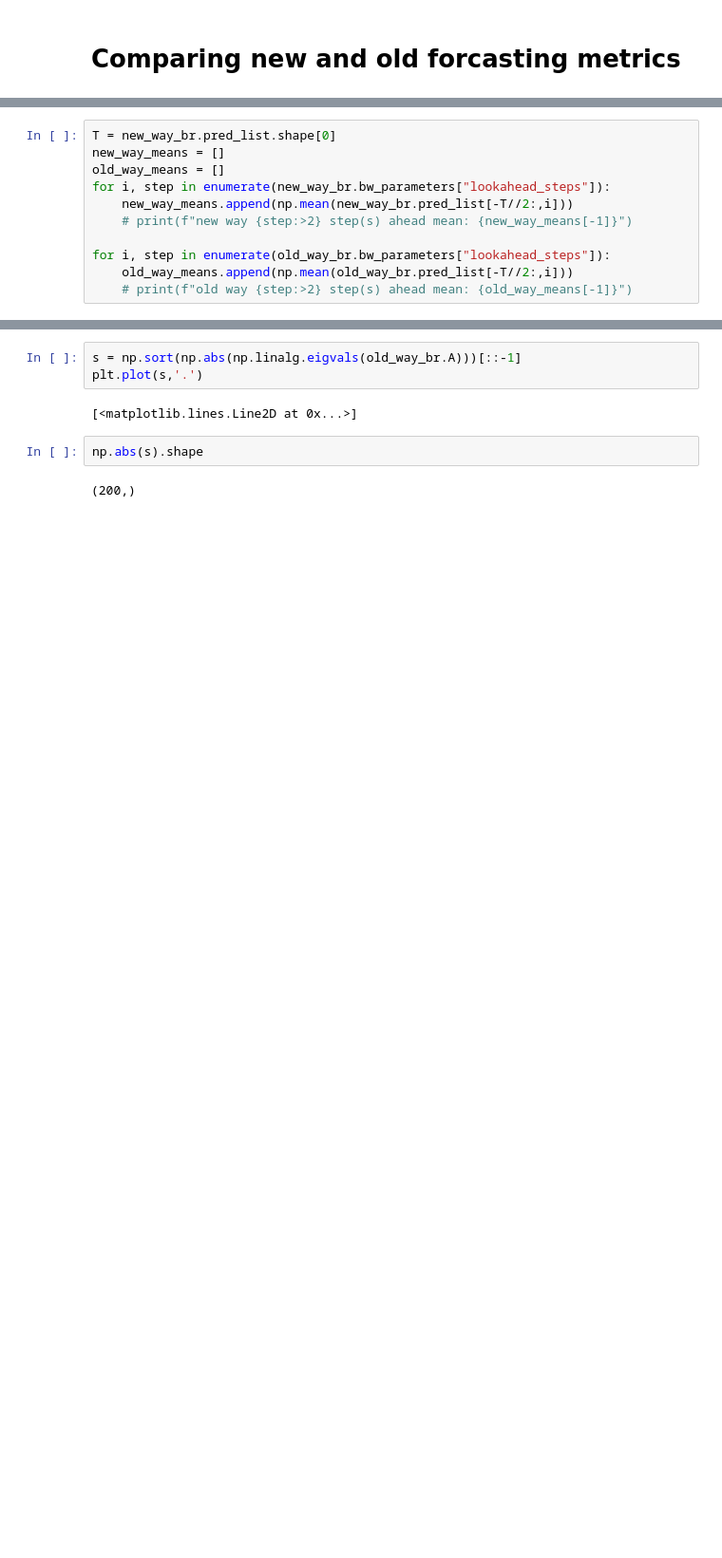
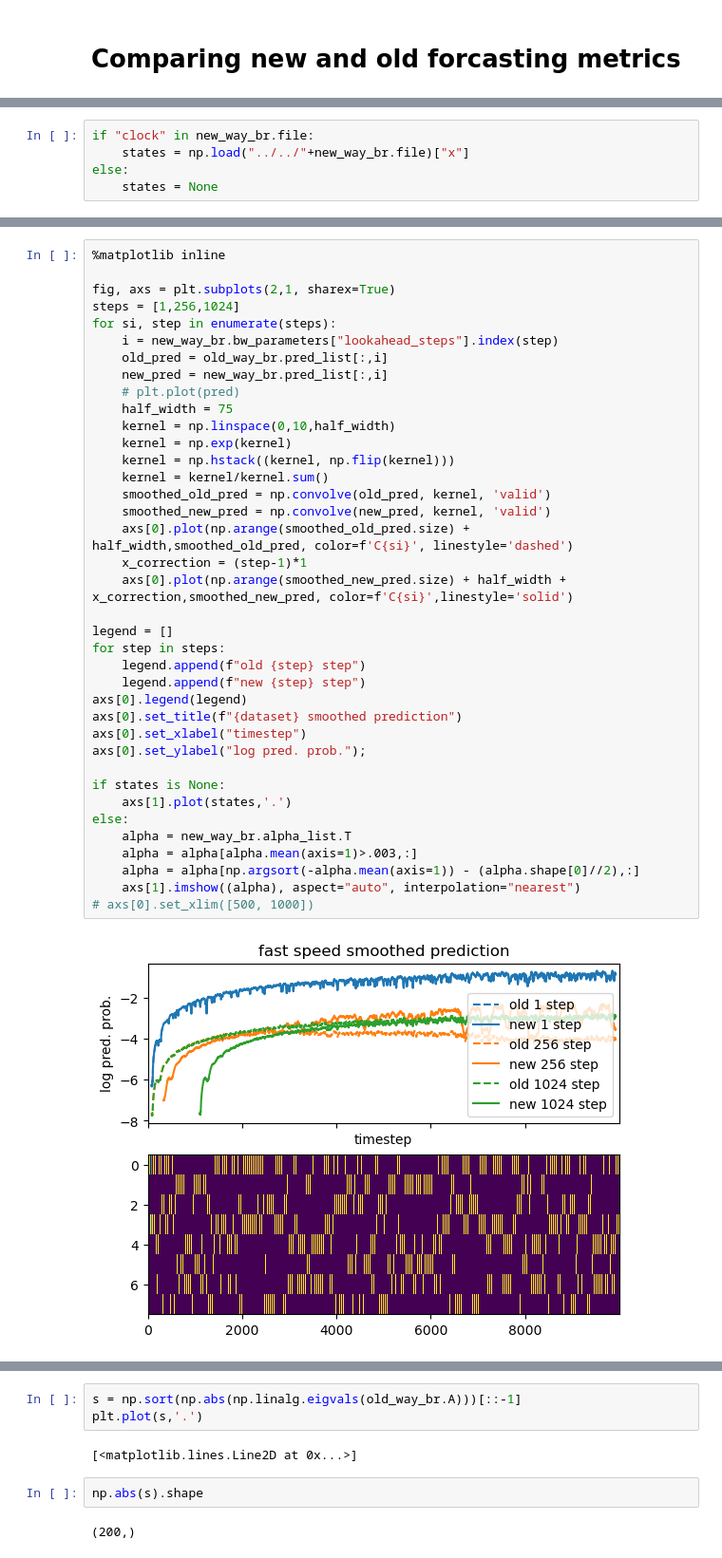
Before and after one commit to draeloslab/Bubblewrap, a Jupyter notebook: generated/bubblewrap_runs/Run Inspector.ipynb, the cells around one changed output, grey strips where cells are left out. Shown at 95% size. Cells and saved outputs as stored; diff of their text form; blank space fills up the shorter version.

```diff
--- a/generated/bubblewrap_runs/Run Inspector.ipynb
+++ b/generated/bubblewrap_runs/Run Inspector.ipynb
@@ -149,12 +168 @@ savefile: generated/bubblewrap_runs/bubblewrap_run_2023-04-25-15-15-23.pickle
-# %%
-T = new_way_br.pred_list.shape[0]
-new_way_means = []
-old_way_means = []
-for i, step in enumerate(new_way_br.bw_parameters["lookahead_steps"]):
-    new_way_means.append(np.mean(new_way_br.pred_list[-T//2:,i]))
-    # print(f"new way {step:>2} step(s) ahead mean: {new_way_means[-1]}")
-
-for i, step in enumerate(old_way_br.bw_parameters["lookahead_steps"]):
-    old_way_means.append(np.mean(old_way_br.pred_list[-T//2:,i]))
-    # print(f"old way {step:>2} step(s) ahead mean: {old_way_means[-1]}")
 # %%
@@ -166,0 +176,5 @@ print((new_way_br.pred_list == old_way_br.pred_list)[:,1:].mean())
+# %%
+if "clock" in new_way_br.file:
+    states = np.load("../../"+new_way_br.file)["x"]
+else:
+    states = None
@@ -175,0 +225,40 @@ Text(0.5, 0, 'number of steps ahead predicted')
+# %%
+%matplotlib inline
+
+fig, axs = plt.subplots(2,1, sharex=True)
+steps = [1,256,1024]
+for si, step in enumerate(steps):
+    i = new_way_br.bw_parameters["lookahead_steps"].index(step)
+    old_pred = old_way_br.pred_list[:,i]
+    new_pred = new_way_br.pred_list[:,i]
+    # plt.plot(pred)
+    half_width = 75
+    kernel = np.linspace(0,10,half_width)
+    kernel = np.exp(kernel)
+    kernel = np.hstack((kernel, np.flip(kernel)))
+    kernel = kernel/kernel.sum()
+    smoothed_old_pred = np.convolve(old_pred, kernel, 'valid')
+    smoothed_new_pred = np.convolve(new_pred, kernel, 'valid')
+    axs[0].plot(np.arange(smoothed_old_pred.size) + half_width,smoothed_old_pred, color=f'C{si}', linestyle='dashed')
+    x_correction = (step-1)*1
+    axs[0].plot(np.arange(smoothed_new_pred.size) + half_width + x_correction,smoothed_new_pred, color=f'C{si}',linestyle='solid')
+
+legend = []
+for step in steps:
+    legend.append(f"old {step} step")
+    legend.append(f"new {step} step")
+axs[0].legend(legend)
+axs[0].set_title(f"{dataset} smoothed prediction")
+axs[0].set_xlabel("timestep")
+axs[0].set_ylabel("log pred. prob.");
+
+if states is None:
+    axs[1].plot(states,'.')
+else:
+    alpha = new_way_br.alpha_list.T
+    alpha = alpha[alpha.mean(axis=1)>.003,:]
+    alpha = alpha[np.argsort(-alpha.mean(axis=1)) - (alpha.shape[0]//2),:]
+    axs[1].imshow((alpha), aspect="auto", interpolation="nearest")
+# axs[0].set_xlim([500, 1000])
+# %% [output]
+[figure, added]
```
Also changed, not shown: parts of 21 cells of this notebook, 4 other files.
